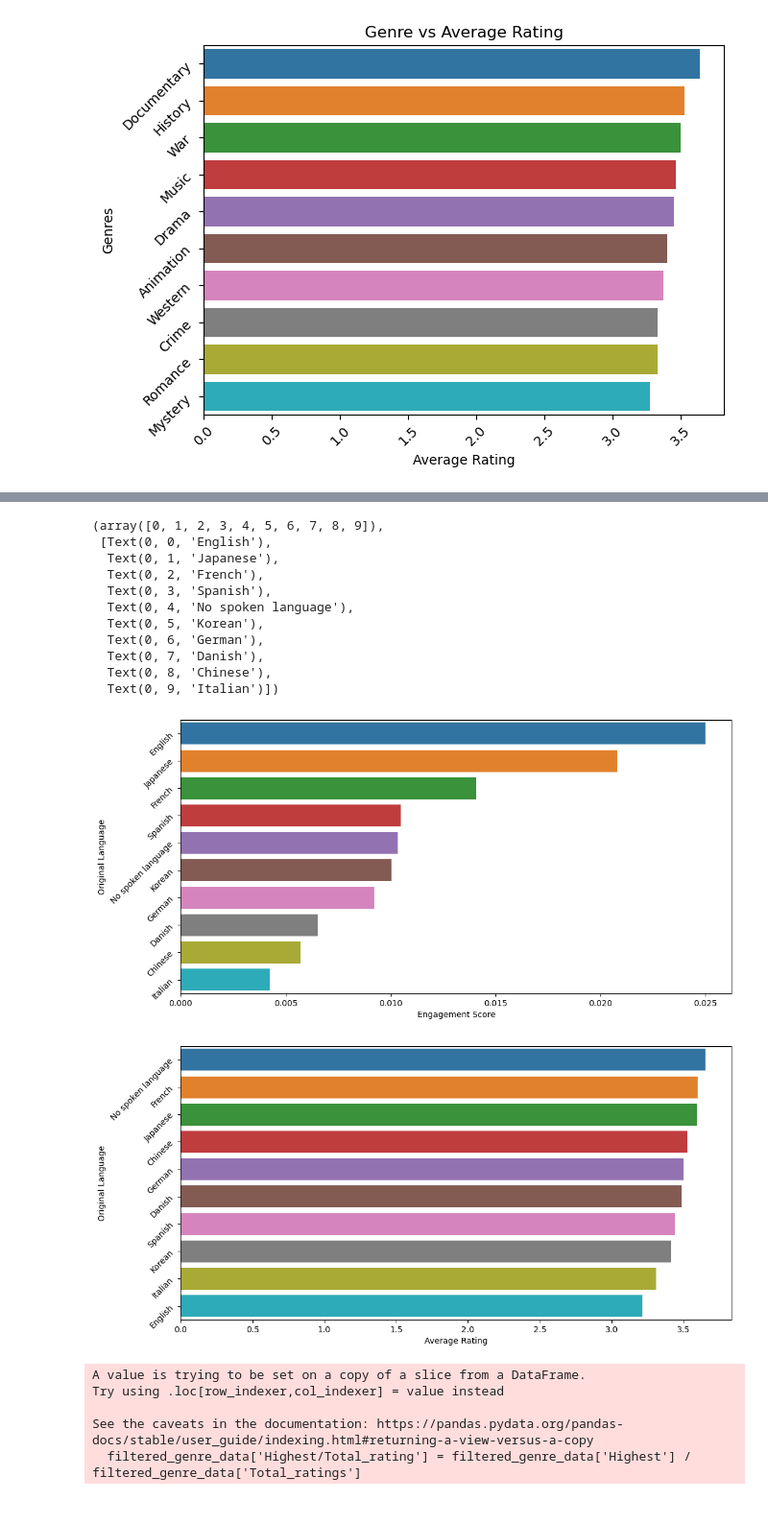
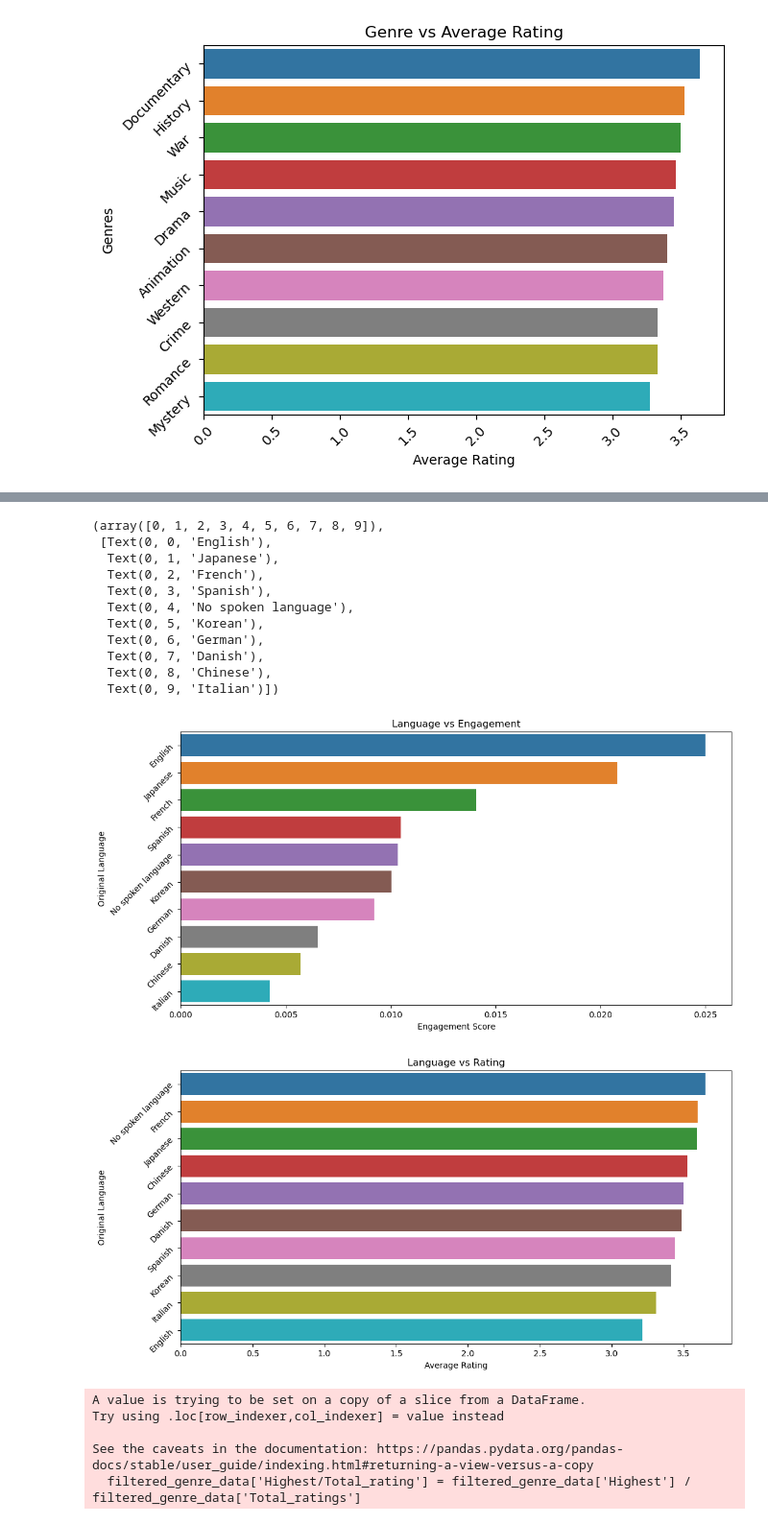
Before and after one commit to ali-dmr/letterboxd-data-analysis, a Jupyter notebook: Letterboxd_Data_Analysis.ipynb, the cells around one changed output, grey strips where cells are left out. Shown: that part at 96% size. Saved outputs shown, nothing was run; the diff lists cells and outputs as text; code cells hidden in the pictures.

```diff
--- a/Letterboxd_Data_Analysis.ipynb
+++ b/Letterboxd_Data_Analysis.ipynb
@@ -272,6 +260,7 @@ plt.figure(figsize=(12,6))
 sns.barplot(data=data_with_most_common_languages_eng, x='engagement_score', y='Original_language')
 plt.xlabel('Engagement Score')
 plt.ylabel('Original Language')
+plt.title('Language vs Engagement')
 plt.yticks(rotation=45)
 #plt.savefig("./plots_images/language_vs_engagement.png")
 # %% [output]
@@ -286,7 +275,7 @@ plt.yticks(rotation=45)
   Text(0, 7, 'Danish'),
   Text(0, 8, 'Chinese'),
   Text(0, 9, 'Italian')])
-[figure, old version]
+[figure, new version]
 # %%
 # Now look at the effect of the language on the Average Rating?
 
@@ -295,12 +284,13 @@ data_with_most_common_languages_avg = data_with_most_common_languages.groupby('O
 # %%
 plt.figure(figsize=(12,6))
 sns.barplot(data=data_with_most_common_languages_avg, x='Average_rating', y='Original_language')
 plt.xlabel('Average Rating')
 plt.ylabel('Original Language')
+plt.title('Language vs Rating')
 plt.yticks(rotation=45)
 plt.savefig("./plots_images/language_vs_rating.png")
 # %% [output]
-[figure, old version]
+[figure, new version]
 # %%
 # Movies with greater highest/totalrating ratio?
 
```
Also changed, not shown: parts of 7 cells of this notebook, 9 other files.
